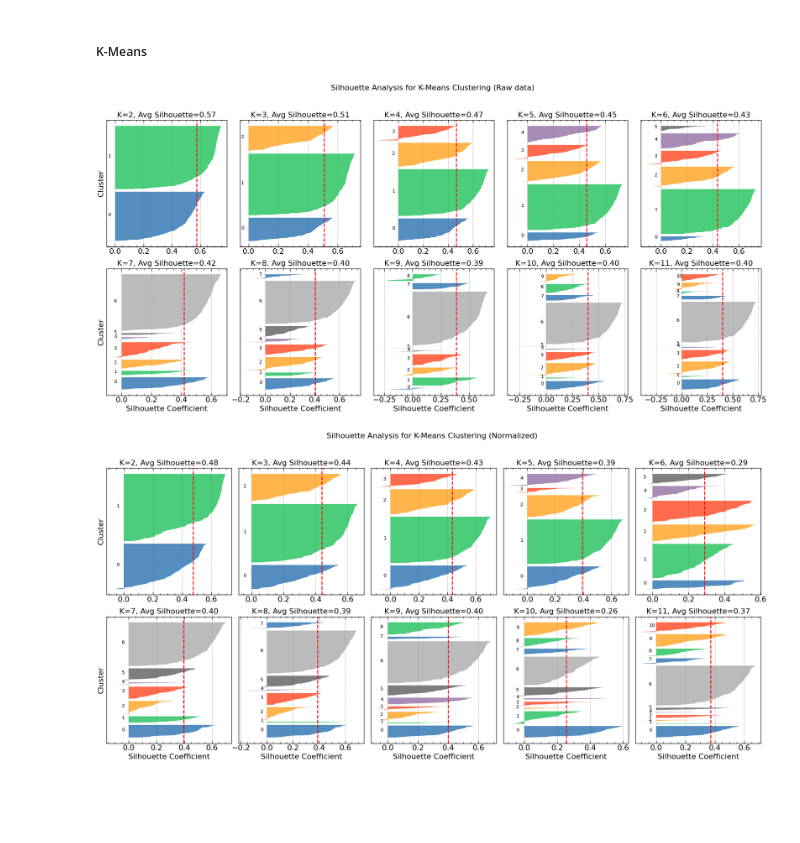
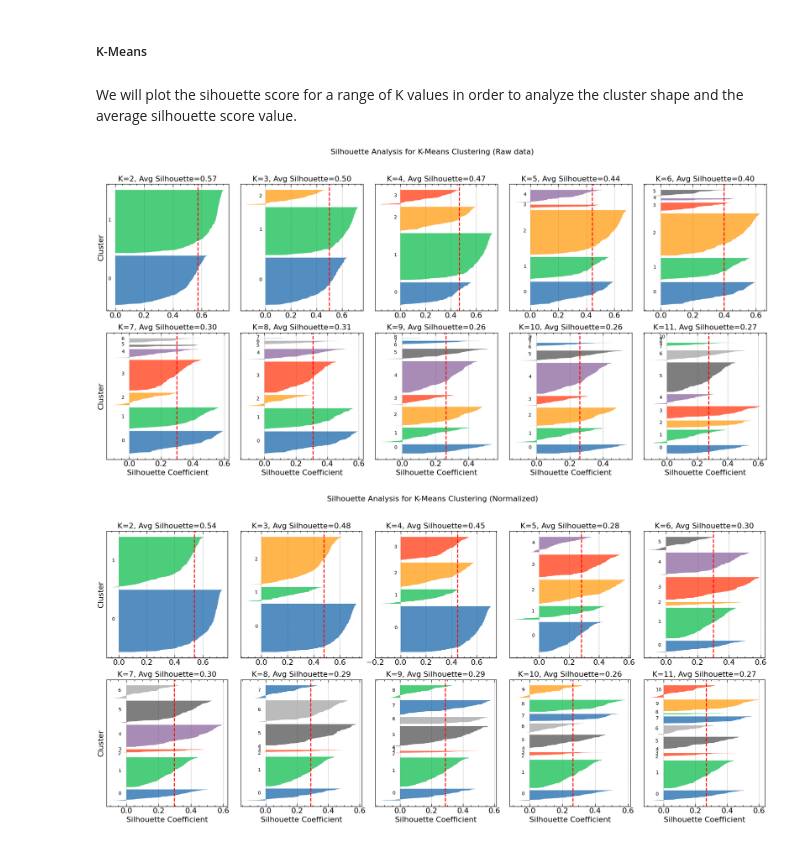
Before and after one commit to MarioPasc/complearn_projects, a Jupyter notebook: Clustering/code/k_means_clustering_sporulaton.ipynb, the cells around one changed output. Drawn from its saved outputs; the diff is of its cells as text; code cells hidden in the pictures; blank space fills up the shorter version.

Commit message:
Different distances for silhouette score

```diff
--- a/Clustering/code/k_means_clustering_sporulaton.ipynb
+++ b/Clustering/code/k_means_clustering_sporulaton.ipynb
@@ -433,6 +433,8 @@ def load_centroids_from_csv(K_list: List[int], csv_path: str) -> Dict[int, List[
     return centroids_dict
 # %% [markdown]
 ##### K-Means
+# %% [markdown]
+We will plot the sihouette score for a range of K values in order to analyze the cluster shape and the average silhouette score value.
 # %%
 def kmeans_silhouette_analysis(data: pd.DataFrame, k_centroids_dict: dict, title:str = 'Silhouette Analysis for K-Means Clustering'):
     """
@@ -483,34 +485,39 @@ def kmeans_silhouette_analysis(data: pd.DataFrame, k_centroids_dict: dict, title
         for i in range(K):
             ith_cluster_silhouette_vals = silhouette_vals[labels == i]
             ith_cluster_silhouette_vals.sort()
             size_cluster_i = ith_cluster_silhouette_vals.shape[0]
             y_upper = y_lower + size_cluster_i
             ax.fill_betweenx(np.arange(y_lower, y_upper), 0, ith_cluster_silhouette_vals, alpha=0.7)
             ax.text(-0.05, y_lower + 0.5 * size_cluster_i, str(i))
             y_lower = y_upper + 10
 
         ax.set_title(f'K={K}, Avg Silhouette={silhouette_avg:.2f}')
 
         if idx > 4: ax.set_xlabel('Silhouette Coefficient')
         if (idx == 0 or idx == 5): ax.set_ylabel('Cluster')
         ax.set_yticks([])
         ax.axvline(x=silhouette_avg, color="red", linestyle="--")
 
     # Hide any extra subplots that are not used
     for i in range(len(k_centroids_dict), 10):
         fig.delaxes(axes[i])
 
     plt.tight_layout(rect=[0, 0, 1, 0.95])  # Adjust layout to make space for the title
     plt.show()
 
     # Convert results to DataFrame and return
     results_df = pd.DataFrame(results)
     return results_df
 
+K_list = [2,3,4,5,6,7,8,9,10,11]
+
+centroids_unprocessed = load_centroids_from_csv(K_list=K_list, csv_path='../results/unprocessed_data_UPGMA_centroids.csv')
 results_unprocessed = kmeans_silhouette_analysis(data[data.columns[1:]], centroids_unprocessed, title='Silhouette Analysis for K-Means Clustering (Raw data)')
+
+centroids_normalized = load_centroids_from_csv(K_list=K_list, csv_path='../results/normalized_data_UPGMA_centroids.csv')
 results_normalized = kmeans_silhouette_analysis(data_normalized[data_normalized.columns[1:]], centroids_normalized, title='Silhouette Analysis for K-Means Clustering (Normalized)')
 # %% [output]
-[figure, old version]
+[figure, new version]
-[figure, old version]
+[figure, new version]
 # %%
 # Assuming your dataset is stored in a pandas DataFrame `data`
```
Also changed, not shown: parts of 2 cells of this notebook.
